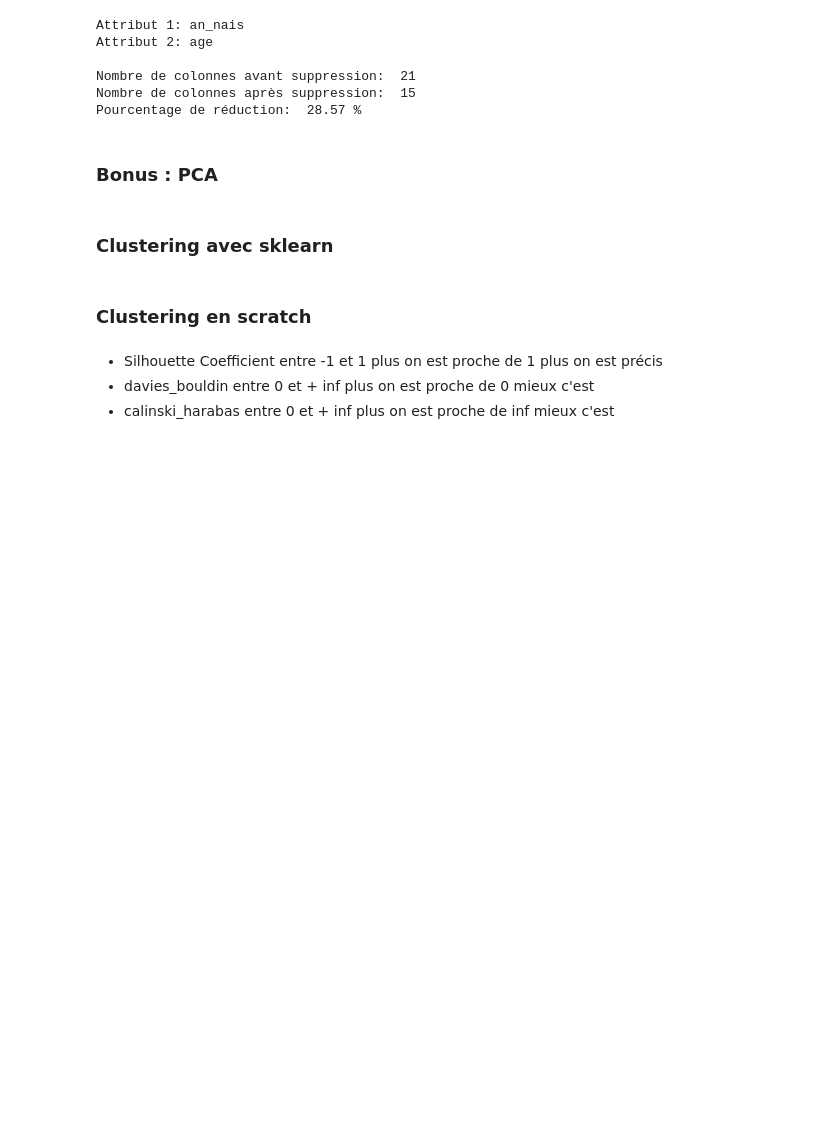
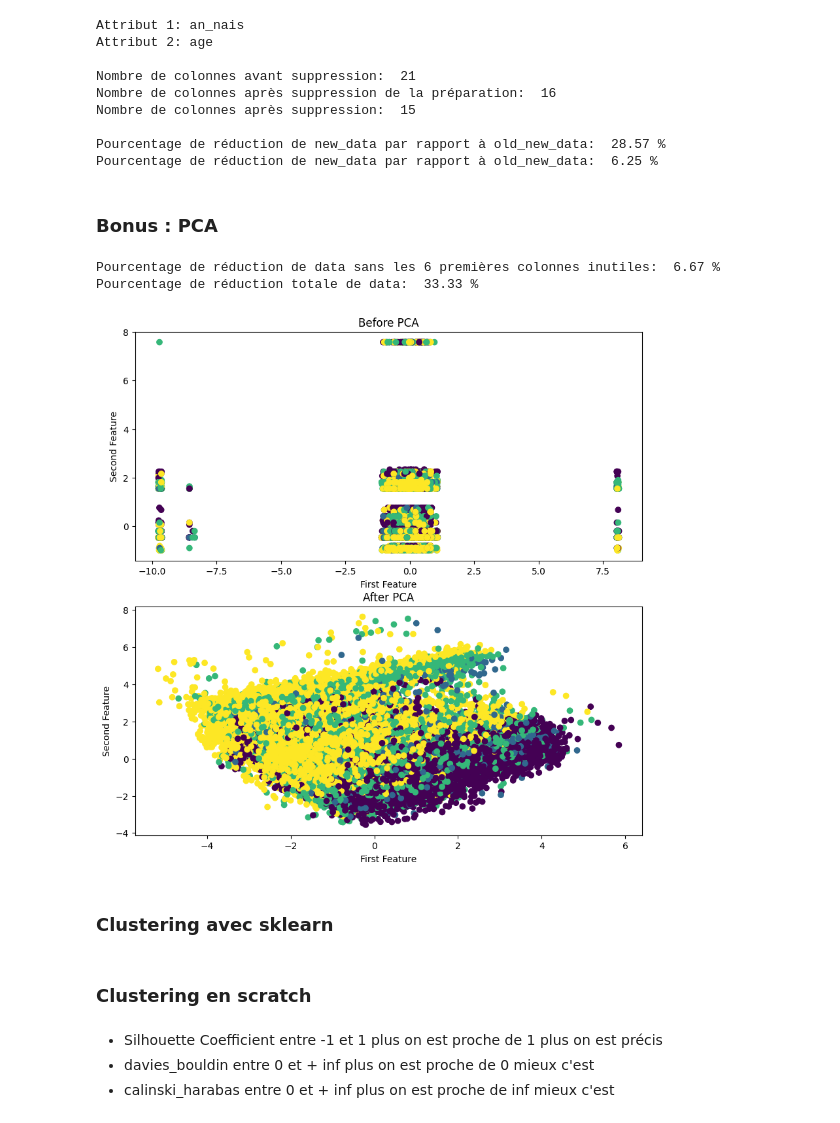
Before and after one commit to GuillaumeRobin9/IA, a Jupyter notebook: AppNonSupervisé.ipynb, the cells around one changed output. Saved outputs shown, nothing was run; the diff lists cells and outputs as text; code cells hidden in the pictures; blank space fills up the shorter version.

```diff
--- a/AppNonSupervisé.ipynb
+++ b/AppNonSupervisé.ipynb
@@ -15,6 +15,8 @@ new_data = pd.read_csv('data/stat_acc_V3_new.csv', sep=';')
 %run preparation.ipynb
 # %%
 # Identifier les attributs fortement corrélés
+
+old_new_data = new_data.copy()
 
 # Créer une matrice de corrélation
 corr_matrix = new_data.corr().abs()
@@ -48,16 +50,24 @@ new_data.to_csv('data/stat_acc_V3_new.csv', sep=';', index=False)
 
 #obtenir le nombre de colonnes avant et après suppression
 print("Nombre de colonnes avant suppression: ", len(data.columns))
+print("Nombre de colonnes après suppression de la préparation: ", len(old_new_data.columns))
 print("Nombre de colonnes après suppression: ", len(new_data.columns))
+print()
 
 #print pourcentage de réduction
-print("Pourcentage de réduction: ", round((len(data.columns) - len(new_data.columns)) / len(data.columns) * 100, 2), "%")
+print("Pourcentage de réduction de new_data par rapport à old_new_data: ", round((len(data.columns) - len(new_data.columns)) / len(data.columns) * 100, 2), "%")
+
+#print pourcentage de réduction de new_data par rapport à old_new_data
+print("Pourcentage de réduction de new_data par rapport à old_new_data: ", round((len(old_new_data.columns) - len(new_data.columns)) / len(old_new_data.columns) * 100, 2), "%")
 # %% [output]
 Attribut 1: an_nais
 Attribut 2: age
 
 Nombre de colonnes avant suppression:  21
+Nombre de colonnes après suppression de la préparation:  16
 Nombre de colonnes après suppression:  15
-Pourcentage de réduction:  28.57 %
+
+Pourcentage de réduction de new_data par rapport à old_new_data:  28.57 %
+Pourcentage de réduction de new_data par rapport à old_new_data:  6.25 %
 # %% [markdown]
 ### Bonus : PCA
@@ -70,3 +74,51 @@ from sklearn.preprocessing import StandardScaler
+# %%
+#Réduction de dimension avec PCA sur le dataset data avec graphique de visualisation avant et après réduction
+import pandas as pd
+import matplotlib.pyplot as plt
+from sklearn.decomposition import PCA
+from sklearn.preprocessing import StandardScaler
+
+
+X = data.iloc[:, 7:21].values
+
+scaler = StandardScaler()
+X_scaled = scaler.fit_transform(X)
+
+pca = PCA()
+
+pca.fit(X_scaled)
+
+pca_data = pca.transform(X_scaled)
+
+# print(len(pca_data[0]))
+# print(len(data.columns)-6)
+
+#affichage du pourcentage de réduction de data
+print("Pourcentage de réduction de data sans les 6 premières colonnes inutiles: ", round((len(data.columns) - 6 - len(pca_data[0])) / (len(data.columns)-6) * 100, 2), "%")
+
+print("Pourcentage de réduction totale de data: ", round((len(data.columns)- len(pca_data[0])) / (len(data.columns)) * 100, 2), "%")
+
+
+#visualisation des données avant réduction
+plt.figure(figsize=(10, 10))
+plt.subplot(2, 1, 1)
+plt.scatter(X_scaled[:, 0], X_scaled[:, 1], c=data['descr_grav'])
+plt.xlabel('First Feature')
+plt.ylabel('Second Feature')
+plt.title('Before PCA')
+
+#graphique de visualisation avant et après réduction
+plt.subplot(2, 1, 2)
+plt.scatter(pca_data[:, 0], pca_data[:, 1], c=data['descr_grav'])
+plt.xlabel('First Feature')
+plt.ylabel('Second Feature')
+plt.title('After PCA')
+
+plt.show()
+# %% [output]
+Pourcentage de réduction de data sans les 6 premières colonnes inutiles:  6.67 %
+Pourcentage de réduction totale de data:  33.33 %
+[figure, added]
 # %% [markdown]
 ### Clustering avec sklearn
 # %%
```
Also changed, not shown: parts of 1 cell of this notebook.
